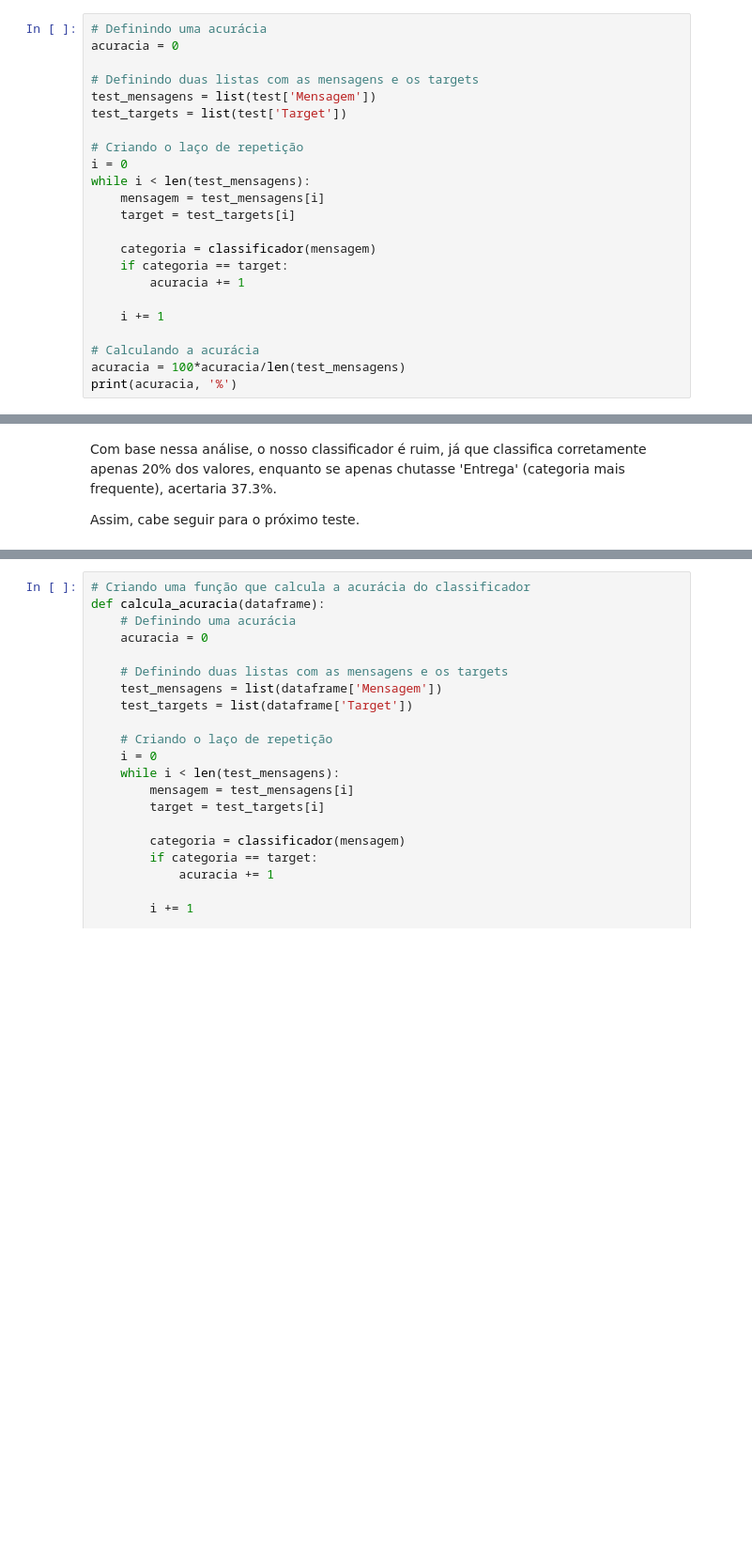
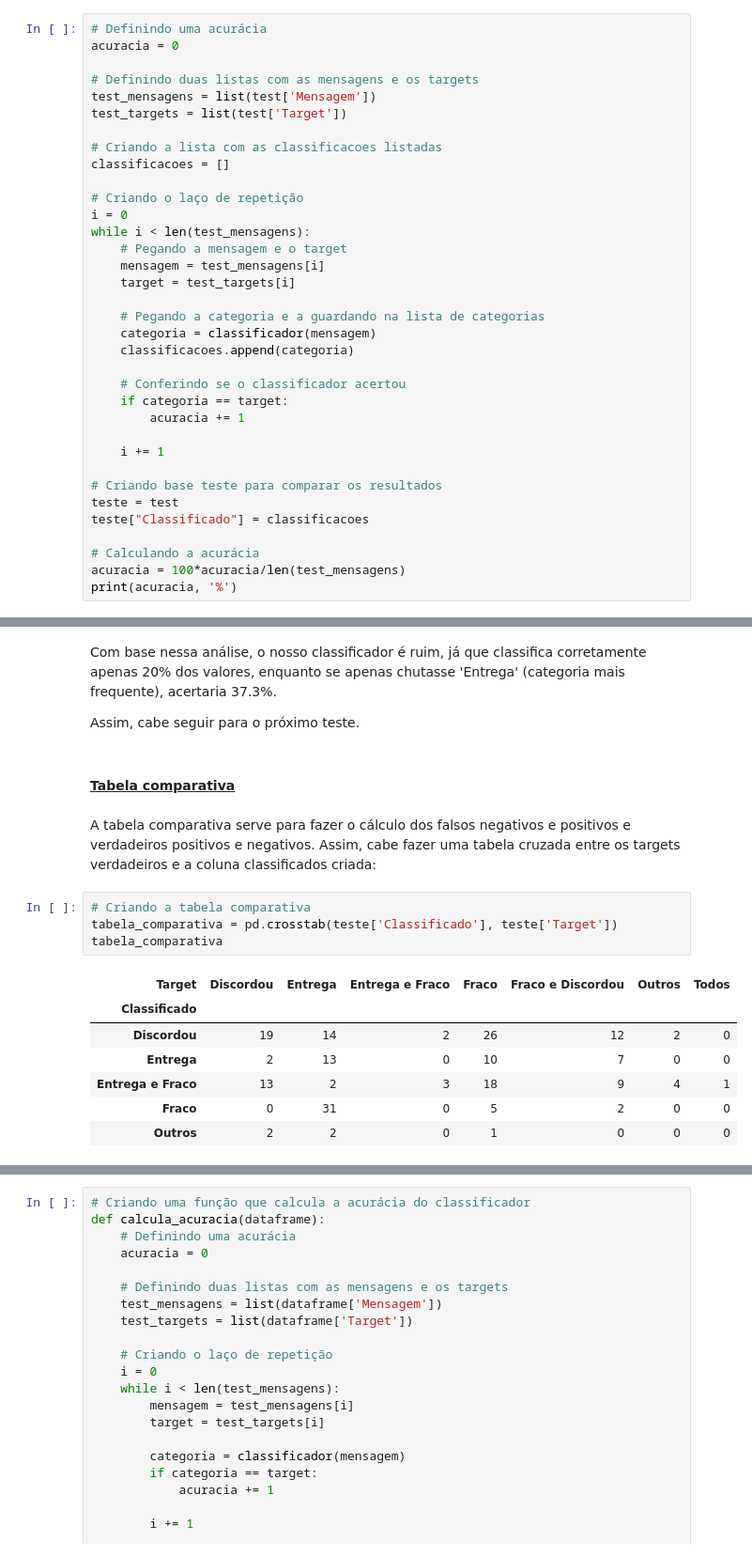
Before and after one commit to MaluSevilha/Naive_Bayes, a Jupyter notebook: Projeto_1.ipynb, the cells around one changed output, grey strips where cells are left out. Shown: that part at 94% size. Drawn from its saved outputs; the diff is of its cells as text; blank space fills up the shorter version.

```diff
--- a/Projeto_1.ipynb
+++ b/Projeto_1.ipynb
@@ -670,18 +670,30 @@ acuracia = 0
 test_mensagens = list(test['Mensagem'])
 test_targets = list(test['Target'])
 
+# Criando a lista com as classificacoes listadas
+classificacoes = []
+
 # Criando o laço de repetição
 i = 0
 while i < len(test_mensagens):
+    # Pegando a mensagem e o target
     mensagem = test_mensagens[i]
     target = test_targets[i]
 
+    # Pegando a categoria e a guardando na lista de categorias
     categoria = classificador(mensagem)
+    classificacoes.append(categoria)
+
+    # Conferindo se o classificador acertou
     if categoria == target:
         acuracia += 1
 
     i += 1
 
+# Criando base teste para comparar os resultados
+teste = test
+teste["Classificado"] = classificacoes
+
 # Calculando a acurácia
 acuracia = 100*acuracia/len(test_mensagens)
 print(acuracia, '%')
@@ -715,3 +729,19 @@ Name: Target, dtype: float64
 Com base nessa análise, o nosso classificador é ruim, já que classifica corretamente apenas 20% dos valores, enquanto se apenas chutasse 'Entrega' (categoria mais frequente), acertaria 37.3%.
 
 Assim, cabe seguir para o próximo teste.
+# %% [markdown]
+#### <u>Tabela comparativa</u>
+# %% [markdown]
+A tabela comparativa serve para fazer o cálculo dos falsos negativos e positivos e verdadeiros positivos e negativos. Assim, cabe fazer uma tabela cruzada entre os targets verdadeiros e a coluna classificados criada:
+# %%
+# Criando a tabela comparativa
+tabela_comparativa = pd.crosstab(teste['Classificado'], teste['Target'])
+tabela_comparativa
+# %% [output]
+| Target | Discordou | Entrega | Entrega e Fraco | Fraco | Fraco e Discordou | Outros | Todos |
+| Classificado |  |  |  |  |  |  |  |
+| Discordou | 19 | 14 | 2 | 26 | 12 | 2 | 0 |
+| Entrega | 2 | 13 | 0 | 10 | 7 | 0 | 0 |
+| Entrega e Fraco | 13 | 2 | 3 | 18 | 9 | 4 | 1 |
+| Fraco | 0 | 31 | 0 | 5 | 2 | 0 | 0 |
+| Outros | 2 | 2 | 0 | 1 | 0 | 0 | 0 |
```
Also changed, not shown: parts of 5 cells of this notebook.
